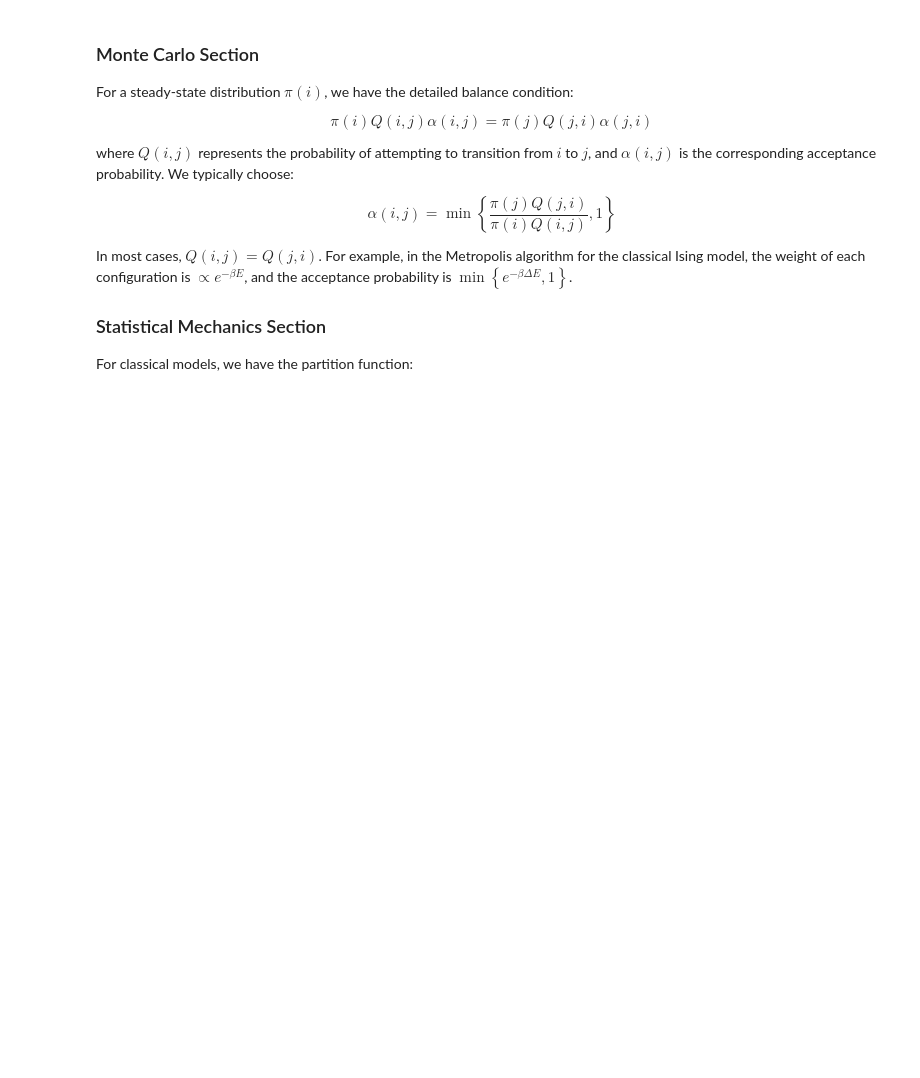
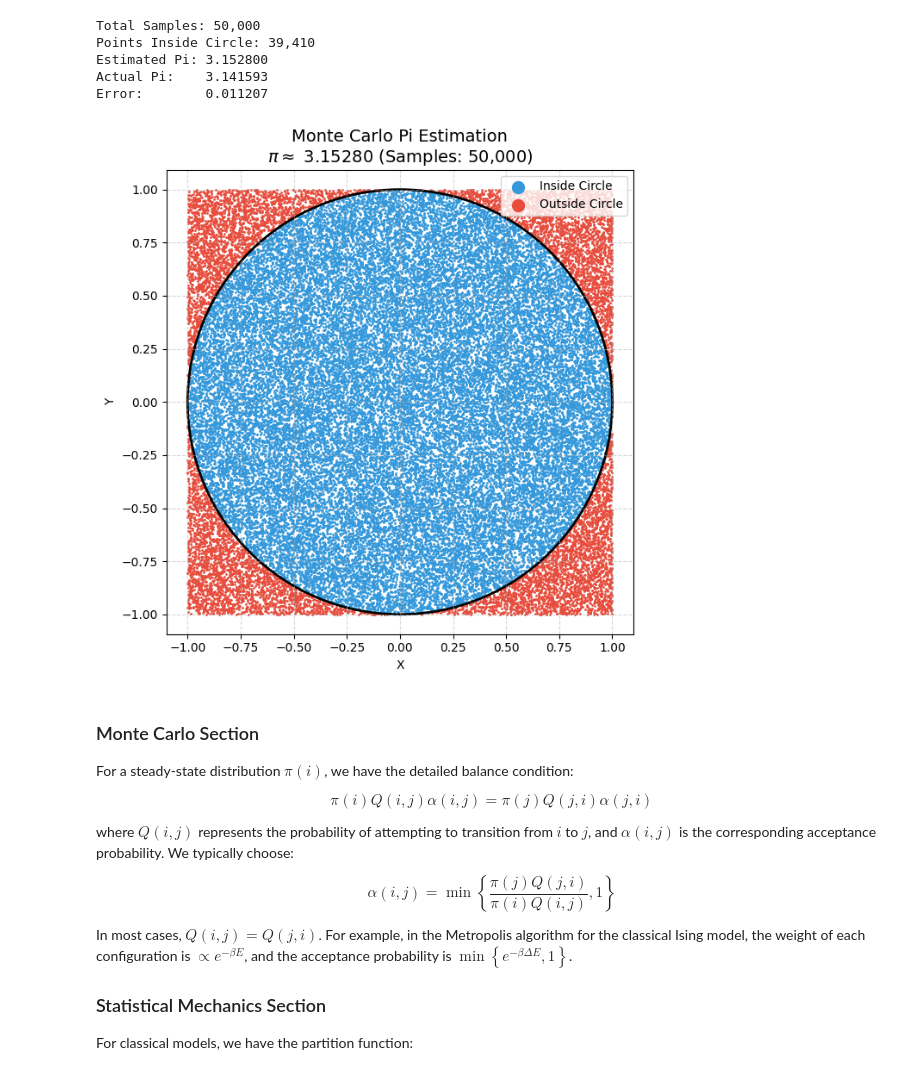
Before and after one commit to RENSHUZHE/HKU-DQMC, a Jupyter notebook: DQMC_Part_1_Prerequisite.ipynb, the cells around one changed output. Cells and saved outputs as stored; diff of their text form; code cells hidden in the pictures; blank space fills up the shorter version.

```diff
--- a/DQMC_Part_1_Prerequisite.ipynb
+++ b/DQMC_Part_1_Prerequisite.ipynb
@@ -2,0 +14,46 @@
+# %%
+def estimate_pi(num_samples=100000):
+    # 1. Generate random (x, y) coordinates between -1 and 1
+    # This represents throwing pebbles randomly into a 2x2 square
+    points = np.random.uniform(-1, 1, size=(num_samples, 2))
+    x, y = points[:, 0], points[:, 1]
+
+    # 2. Check if the points fall inside the inscribed unit circle (x^2 + y^2 <= 1)
+    distance_from_origin = x**2 + y**2
+    inside_circle = distance_from_origin <= 1
+
+    # 3. Calculate Pi estimate: 4 * (points inside / total points)
+    num_inside = np.sum(inside_circle)
+    pi_estimate = 4 * num_inside / num_samples
+
+    print(f"Total Samples: {num_samples:,}")
+    print(f"Points Inside Circle: {num_inside:,}")
+    print(f"Estimated Pi: {pi_estimate:.6f}")
+    print(f"Actual Pi:    {np.pi:.6f}")
+    print(f"Error:        {abs(pi_estimate - np.pi):.6f}")
+
+    # 4. Visualise the simulation
+    plt.figure(figsize=(7, 7))
+
+    # Plot points inside the circle in blue, outside in red
+    plt.scatter(x[inside_circle], y[inside_circle], color='#3498db', s=1, label='Inside Circle')
+    plt.scatter(x[~inside_circle], y[~inside_circle], color='#e74c3c', s=1, label='Outside Circle')
+
+    # Draw the boundary circle line
+    circle = plt.Circle((0, 0), 1, color='black', fill=False, linewidth=2)
+    plt.gca().add_patch(circle)
+
+    plt.title(f"Monte Carlo Pi Estimation\n$\pi \\approx$ {pi_estimate:.5f} (Samples: {num_samples:,})", fontsize=14)
+    plt.xlabel("X")
+    plt.ylabel("Y")
+    plt.axis("equal")
+    plt.xlim(-1.1, 1.1)
+    plt.ylim(-1.1, 1.1)
+    plt.legend(loc='upper right', markerscale=10)
+    plt.grid(True, linestyle='--', alpha=0.5)
+
+    plt.show()
+
+# Run the simulation
+estimate_pi(num_samples=50000)
+# %% [output]
@@ -3,3 +61,9 @@
+Total Samples: 50,000
+Points Inside Circle: 39,410
+Estimated Pi: 3.152800
+Actual Pi:    3.141593
+Error:        0.011207
+[figure, added]
 # %% [markdown]
 ### Monte Carlo Section
 
```
Also changed, not shown: parts of 3 cells of this notebook.
